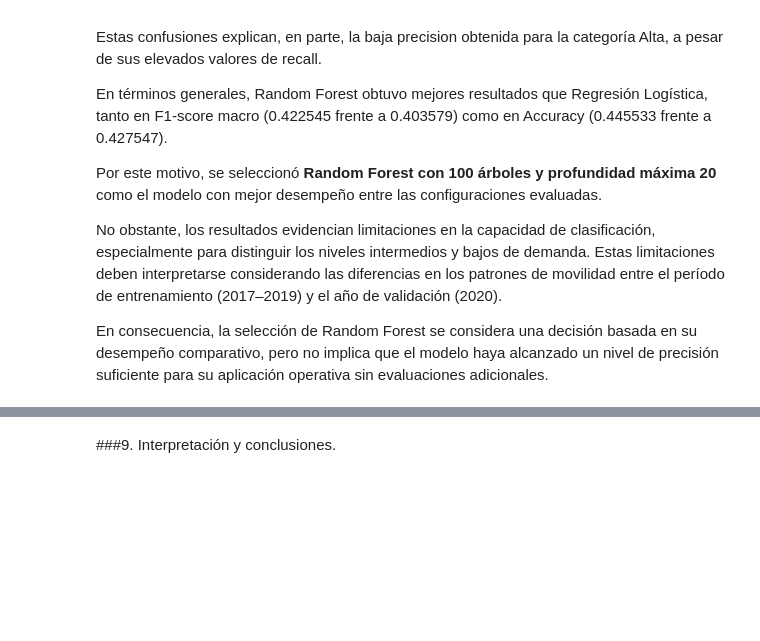
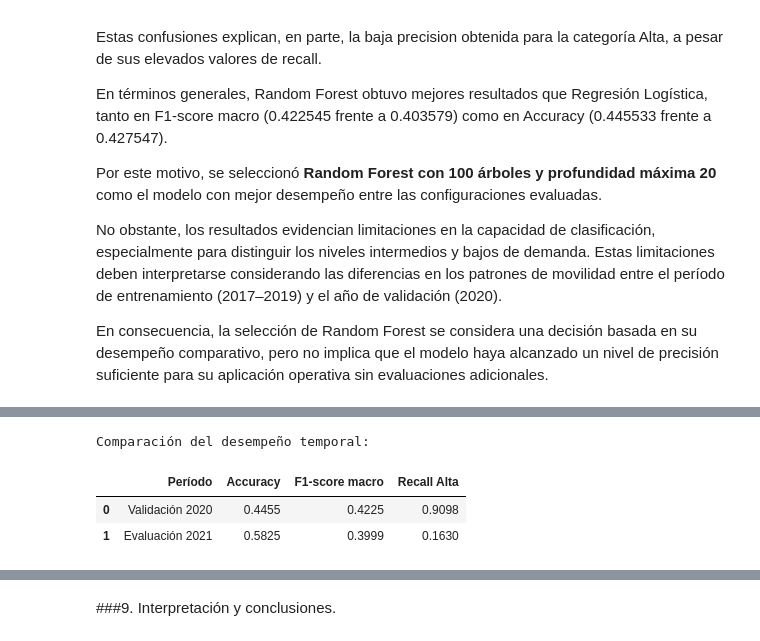
Before and after one commit to ChronosXV/Metodologia_grupo2, a Jupyter notebook: Metodologia_1_Grupo_2_Modelado_ML.ipynb, the cells around one changed output, grey strips where cells are left out. Cells and saved outputs as stored; diff of their text form; code cells hidden in the pictures; blank space fills up the shorter version.

Commit message:
Punto 8 completar evaluacion final y sensibilidad temporal

```diff
--- a/Metodologia_1_Grupo_2_Modelado_ML.ipynb
+++ b/Metodologia_1_Grupo_2_Modelado_ML.ipynb
@@ -1740,0 +1993,43 @@ En consecuencia, la selección de Random Forest se considera una decisión basad
+# %%
+# Calcular las métricas de validación de 2020
+accuracy_2020 = accuracy_score(
+    y_val_ajuste, y_pred_rf_val
+)
+
+f1_macro_2020 = f1_score(
+    y_val_ajuste,
+    y_pred_rf_val,
+    average="macro"
+)
+
+recall_alta_2020 = recall_score(
+    y_val_ajuste,
+    y_pred_rf_val,
+    labels=["Alta"],
+    average="macro"
+)
+
+# Calcular el recall de demanda Alta para 2021
+recall_alta_2021 = recall_score(
+    y_test_final,
+    y_pred_rf_final,
+    labels=["Alta"],
+    average="macro"
+)
+
+# Construir una tabla comparativa
+df_sensibilidad_temporal = pd.DataFrame({
+    "Período": ["Validación 2020", "Evaluación 2021"],
+    "Accuracy": [accuracy_2020, accuracy_final],
+    "F1-score macro": [f1_macro_2020, f1_macro_final],
+    "Recall Alta": [recall_alta_2020, recall_alta_2021]
+})
+
+# Mostrar los resultados
+print("Comparación del desempeño temporal:")
+display(df_sensibilidad_temporal.round(4))
+# %% [output]
+Comparación del desempeño temporal:
+|  | Período | Accuracy | F1-score macro | Recall Alta |
+| 0 | Validación 2020 | 0.4455 | 0.4225 | 0.9098 |
+| 1 | Evaluación 2021 | 0.5825 | 0.3999 | 0.1630 |
```
Also changed, not shown: parts of 16 cells of this notebook.
